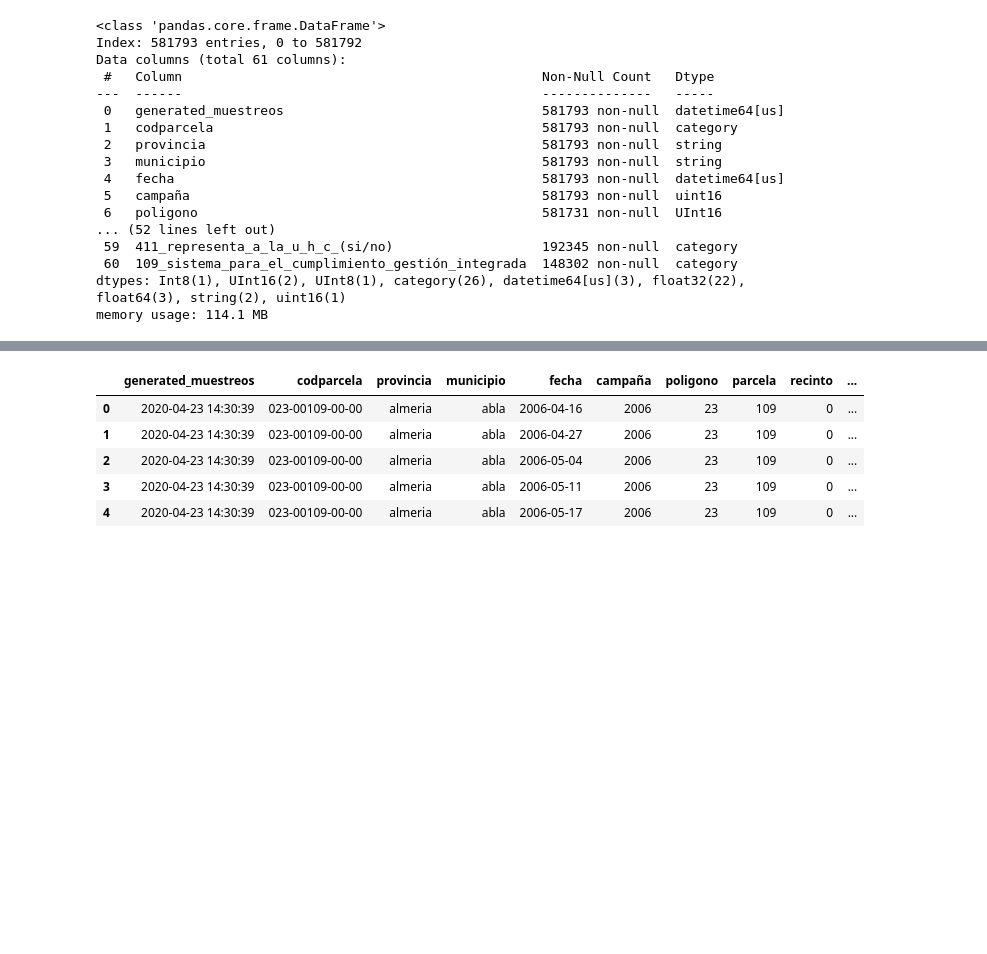
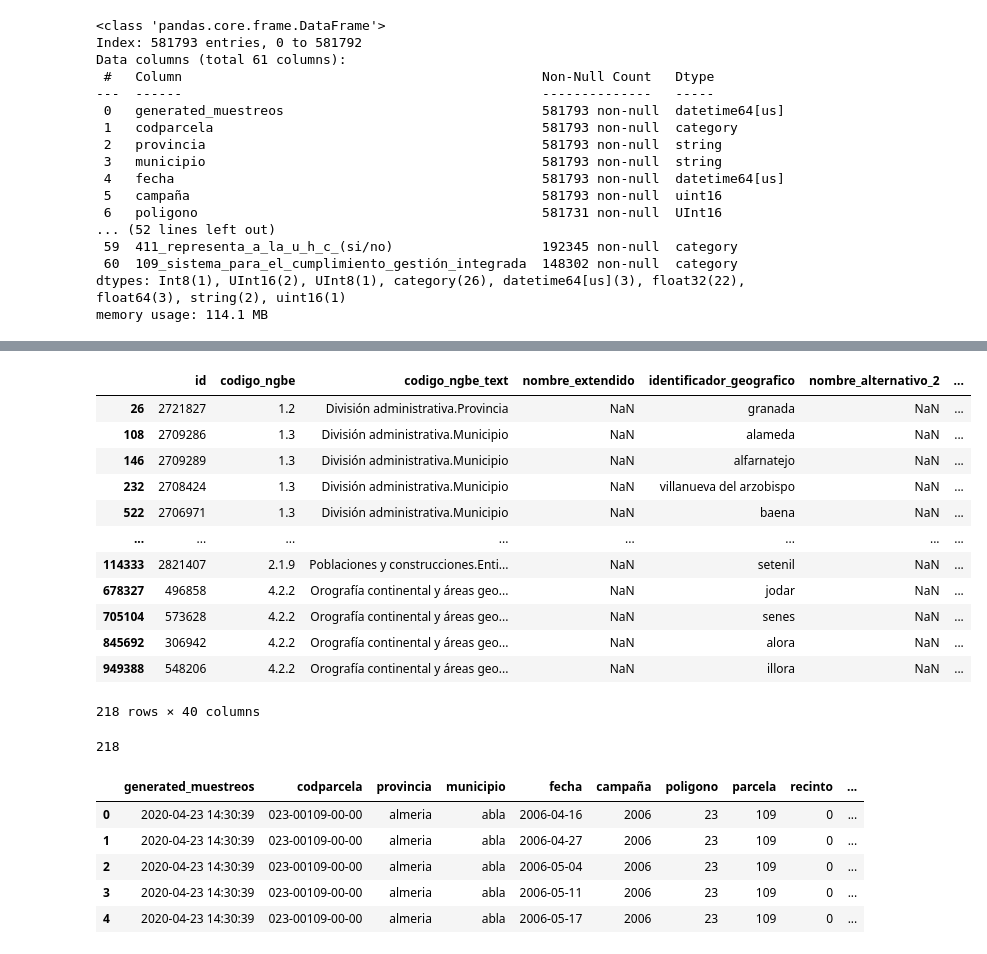
Before and after one commit to Zrive/zrive-ds-4q23-olive, a Jupyter notebook: src/explore_carlos.ipynb, the cells around one changed output, grey strips where cells are left out. Drawn from its saved outputs; the diff is of its cells as text; code cells hidden in the pictures; blank space fills up the shorter version.

```diff
--- a/src/explore_carlos.ipynb
+++ b/src/explore_carlos.ipynb
@@ -31,0 +168,4 @@ memory usage: 114.1 MB
+# %%
+municipios_list = df_samples["municipio"].unique()
+
+len(municipios_list)
@@ -31,0 +178,3 @@ memory usage: 114.1 MB
+# %%
+df_utm = pd.read_csv(f"../data/ngbe.csv", sep=";")
+df_utm.head()
@@ -32,3 +189,33 @@ memory usage: 114.1 MB
+# %%
+municipio_list = [
+       'Poblaciones y construcciones.Capital de municipio',
+       'Poblaciones y construcciones.Capital de EATIM',
+       'Poblaciones y construcciones.Entidad colectiva']
+
+
+df_utm["identificador_geografico"] = df_utm["identificador_geografico"].str.lower()
+
+df_municipios = df_utm[df_utm["identificador_geografico"].isin(municipios_list)]
+# %%
+df_municipios.drop_duplicates(subset="identificador_geografico")
+# %% [output]
+|  | id | codigo_ngbe | codigo_ngbe_text | nombre_extendido | identificador_geografico | nombre_alternativo_2 | ... |
+| 26 | 2721827 | 1.2 | División administrativa.Provincia | NaN | granada | NaN | ... |
+| 108 | 2709286 | 1.3 | División administrativa.Municipio | NaN | alameda | NaN | ... |
+| 146 | 2709289 | 1.3 | División administrativa.Municipio | NaN | alfarnatejo | NaN | ... |
+| 232 | 2708424 | 1.3 | División administrativa.Municipio | NaN | villanueva del arzobispo | NaN | ... |
+| 522 | 2706971 | 1.3 | División administrativa.Municipio | NaN | baena | NaN | ... |
+| ... | ... | ... | ... | ... | ... | ... | ... |
+| 114333 | 2821407 | 2.1.9 | Poblaciones y construcciones.Enti... | NaN | setenil | NaN | ... |
+| 678327 | 496858 | 4.2.2 | Orografía continental y áreas geo... | NaN | jodar | NaN | ... |
+| 705104 | 573628 | 4.2.2 | Orografía continental y áreas geo... | NaN | senes | NaN | ... |
+| 845692 | 306942 | 4.2.2 | Orografía continental y áreas geo... | NaN | alora | NaN | ... |
+| 949388 | 548206 | 4.2.2 | Orografía continental y áreas geo... | NaN | illora | NaN | ... |
+218 rows × 40 columns
+# %%
+len(df_municipios["identificador_geografico"].unique())
+# %% [output]
+218
 # %%
 df_samples.head()
 # %% [output]
```
Also changed, not shown: parts of 20 cells of this notebook, 5 other files.
